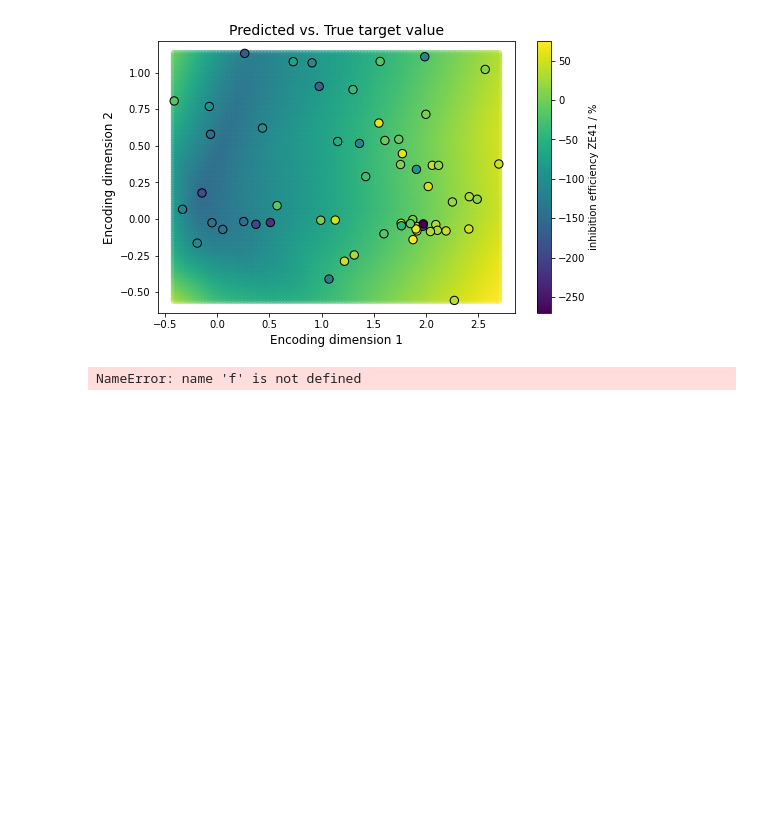
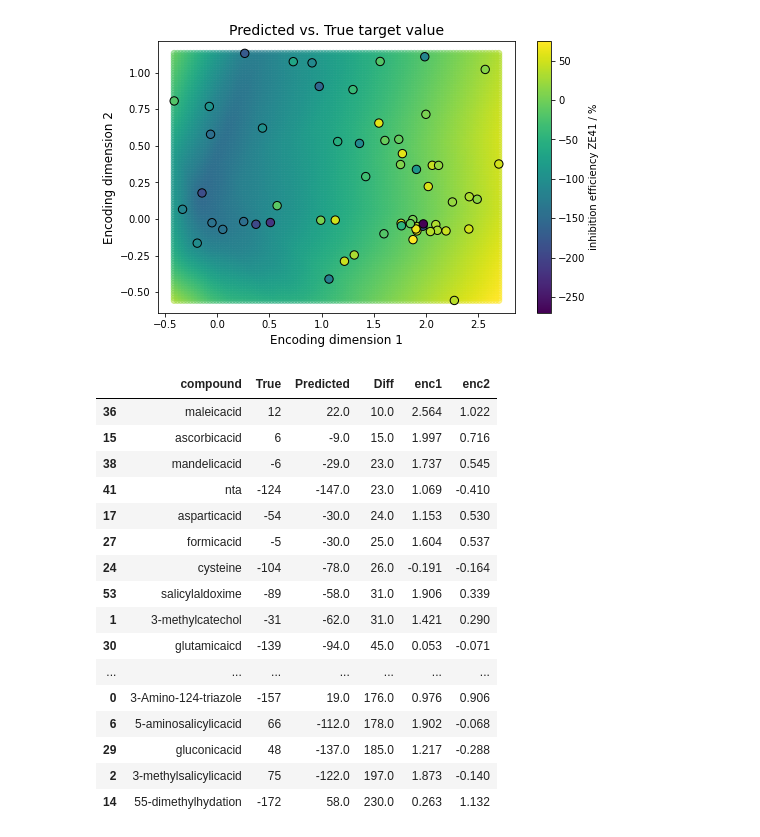
Before and after one commit to ElisabethJS/mg_corrosion, a Jupyter notebook: Code/Autoencoder.ipynb, the cells around one changed output. Cells and saved outputs as stored; diff of their text form; code cells hidden in the pictures; blank space fills up the shorter version.

```diff
--- a/Code/Autoencoder.ipynb
+++ b/Code/Autoencoder.ipynb
@@ -212,7 +211,3 @@ ax.set_ylabel('Encoding dimension 2', fontsize=12)
 plt.show()
 # %% [output]
 [figure]
-# %%
-f.get_axes()
-# %% [output]
-NameError: name 'f' is not defined
@@ -226,0 +214,33 @@ g = sns.relplot(data=data, x='enc_dim_1', y='enc_dim_2', hue='inhibition efficie
+# %%
+diffs = []
+for i in range(60):
+    enc1 = data.iloc[i]['enc_dim_1']
+    enc2 = data.iloc[i]['enc_dim_2']
+    valt = data.iloc[i]['inhibition efficiency ZE41 / %']
+    c1 = np.where(grid_x >= enc1)[0][0]
+    c2 = np.where(grid_y >= enc2)[0][0]
+    valp = grid_pred.reshape(101,-1)[c1, c2]
+    diffs.append([data.iloc[i]['compound'], valt, np.round(valp, 0), np.round(np.abs(valt-valp), 0),
+                  np.round(enc1, 3), np.round(enc2, 3)])
+# %%
+diffs = pd.DataFrame(diffs, columns = ['compound', 'True', 'Predicted', 'Diff', 'enc1', 'enc2'])
+# %%
+diffs.sort_values(by='Diff')
+# %% [output]
+|  | compound | True | Predicted | Diff | enc1 | enc2 |
+| 36 | maleicacid | 12 | 22.0 | 10.0 | 2.564 | 1.022 |
+| 15 | ascorbicacid | 6 | -9.0 | 15.0 | 1.997 | 0.716 |
+| 38 | mandelicacid | -6 | -29.0 | 23.0 | 1.737 | 0.545 |
+| 41 | nta | -124 | -147.0 | 23.0 | 1.069 | -0.410 |
+| 17 | asparticacid | -54 | -30.0 | 24.0 | 1.153 | 0.530 |
+| 27 | formicacid | -5 | -30.0 | 25.0 | 1.604 | 0.537 |
+| 24 | cysteine | -104 | -78.0 | 26.0 | -0.191 | -0.164 |
+| 53 | salicylaldoxime | -89 | -58.0 | 31.0 | 1.906 | 0.339 |
+| 1 | 3-methylcatechol | -31 | -62.0 | 31.0 | 1.421 | 0.290 |
+| 30 | glutamicaicd | -139 | -94.0 | 45.0 | 0.053 | -0.071 |
+| ... | ... | ... | ... | ... | ... | ... |
+| 0 | 3-Amino-124-triazole | -157 | 19.0 | 176.0 | 0.976 | 0.906 |
+| 6 | 5-aminosalicylicacid | 66 | -112.0 | 178.0 | 1.902 | -0.068 |
+| 29 | gluconicacid | 48 | -137.0 | 185.0 | 1.217 | -0.288 |
+| 2 | 3-methylsalicylicacid | 75 | -122.0 | 197.0 | 1.873 | -0.140 |
+| 14 | 55-dimethylhydation | -172 | 58.0 | 230.0 | 0.263 | 1.132 |
```
Also changed, not shown: parts of 10 cells of this notebook, 5 other files.
